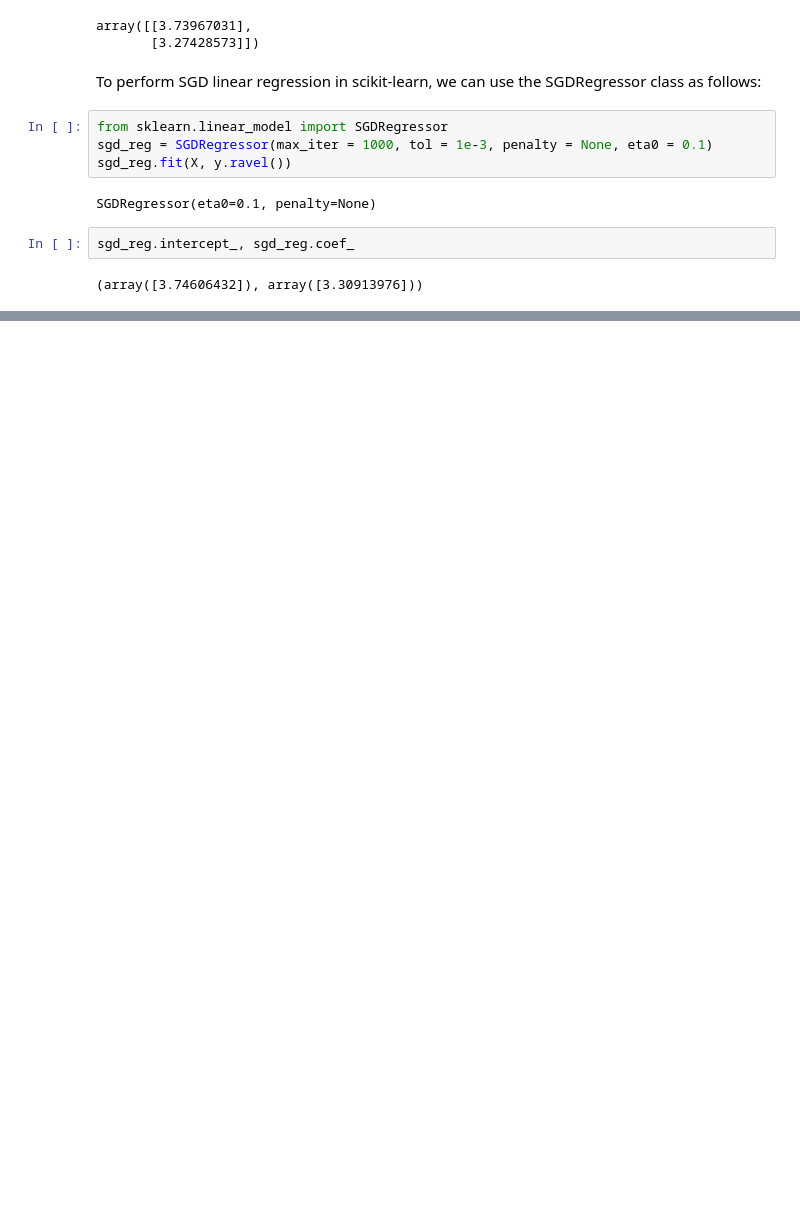
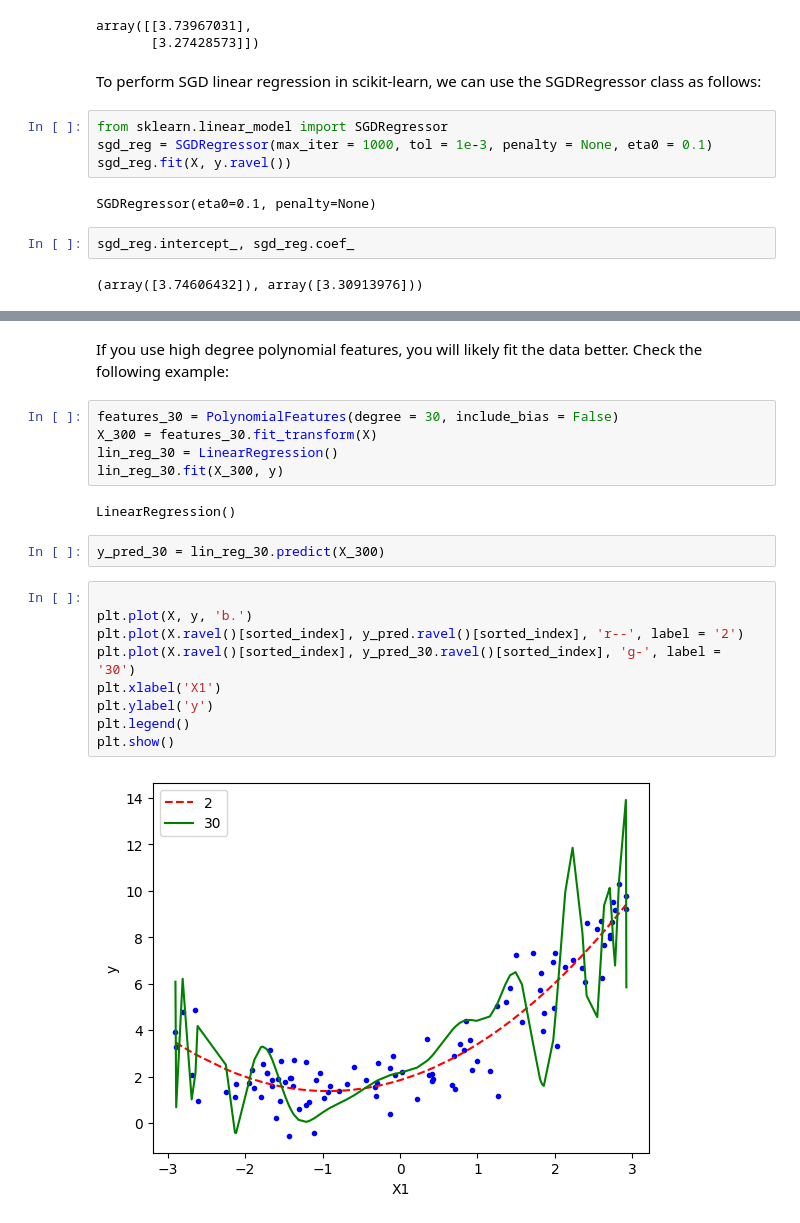
Before and after one commit to Thoalfeqar-gata/Hands-on-machine-learing-, a Jupyter notebook: Training Models/main.ipynb, the cells around one changed output, grey strips where cells are left out. Cells and saved outputs as stored; diff of their text form; blank space fills up the shorter version.

```diff
--- a/Training Models/main.ipynb
+++ b/Training Models/main.ipynb
@@ -189,0 +244,22 @@ sgd_reg.intercept_, sgd_reg.coef_
+# %% [markdown]
+If you use high degree polynomial features, you will likely fit the data better. Check the following example:
+# %%
+features_30 = PolynomialFeatures(degree = 30, include_bias = False)
+X_300 = features_30.fit_transform(X)
+lin_reg_30 = LinearRegression()
+lin_reg_30.fit(X_300, y)
+# %% [output]
+LinearRegression()
+# %%
+y_pred_30 = lin_reg_30.predict(X_300)
+# %%
+
+plt.plot(X, y, 'b.')
+plt.plot(X.ravel()[sorted_index], y_pred.ravel()[sorted_index], 'r--', label = '2')
+plt.plot(X.ravel()[sorted_index], y_pred_30.ravel()[sorted_index], 'g-', label = '30')
+plt.xlabel('X1')
+plt.ylabel('y')
+plt.legend()
+plt.show()
+# %% [output]
+[figure, added]
```
Also changed, not shown: parts of 17 cells of this notebook.
